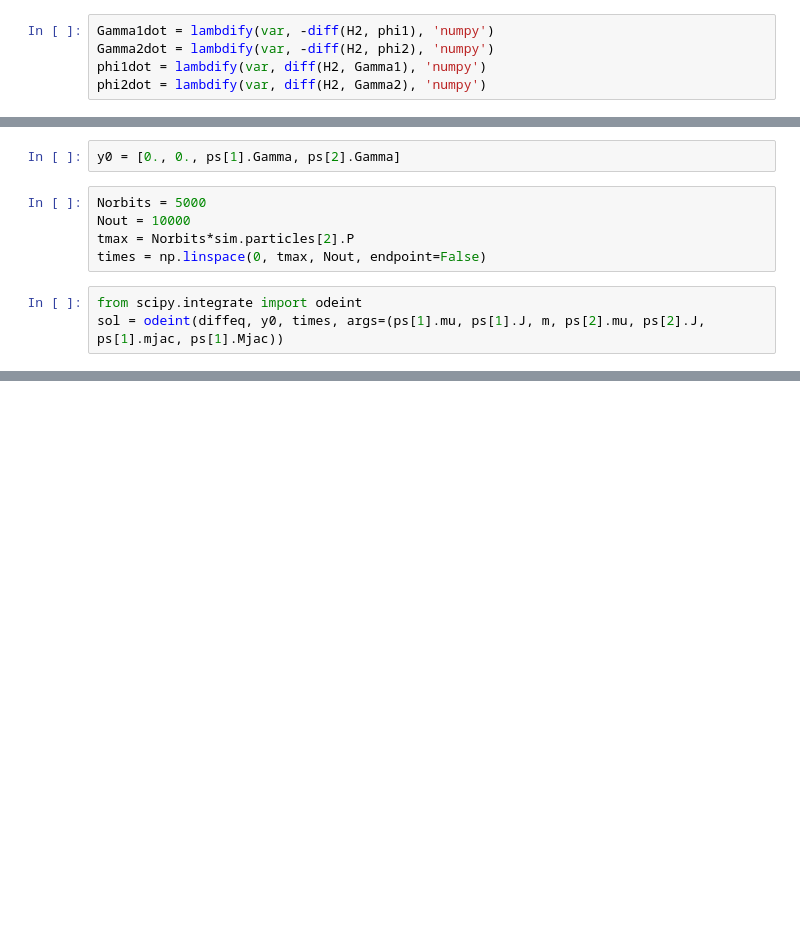
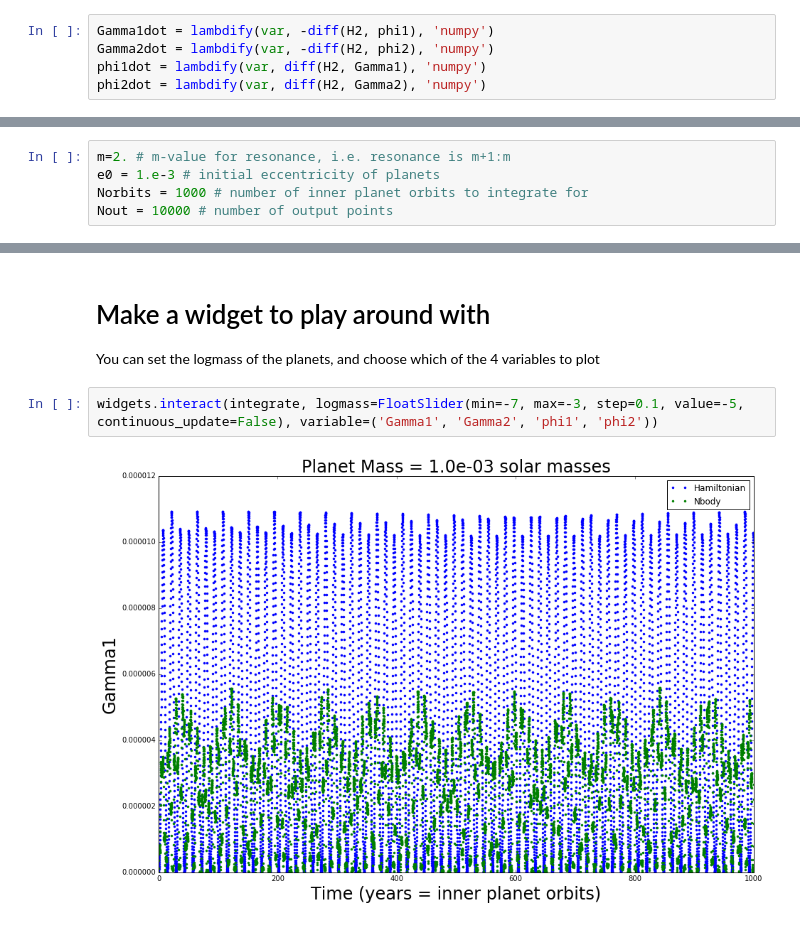
Before and after one commit to dtamayo/binder, a Jupyter notebook: Hamiltonian3body.ipynb, the cells around one changed output, grey strips where cells are left out. Drawn from its saved outputs; the diff is of its cells as text; blank space fills up the shorter version.

```diff
--- a/Hamiltonian3body.ipynb
+++ b/Hamiltonian3body.ipynb
@@ -127,10 +108,0 @@ rebound.Particle.mu = property(mu)
-# %%
-y0 = [0., 0., ps[1].Gamma, ps[2].Gamma]
-# %%
-Norbits = 5000
-Nout = 10000
-tmax = Norbits*sim.particles[2].P
-times = np.linspace(0, tmax, Nout, endpoint=False)
-# %%
-from scipy.integrate import odeint
-sol = odeint(diffeq, y0, times, args=(ps[1].mu, ps[1].J, m, ps[2].mu, ps[2].J, ps[1].mjac, ps[1].Mjac))
@@ -140,0 +113,5 @@ params = (mu1, J1, m, mu2, J2, m1, M1)
+# %%
+m=2. # m-value for resonance, i.e. resonance is m+1:m
+e0 = 1.e-3 # initial eccentricity of planets
+Norbits = 1000 # number of inner planet orbits to integrate for
+Nout = 10000 # number of output points
@@ -140,0 +175,8 @@ params = (mu1, J1, m, mu2, J2, m1, M1)
+# %% [markdown]
+# Make a widget to play around with
+
+You can set the logmass of the planets, and choose which of the 4 variables to plot
+# %%
+widgets.interact(integrate, logmass=FloatSlider(min=-7, max=-3, step=0.1, value=-5, continuous_update=False), variable=('Gamma1', 'Gamma2', 'phi1', 'phi2'))
+# %% [output]
+[figure, added]
```
Also changed, not shown: parts of 27 cells of this notebook, 2 other files.
